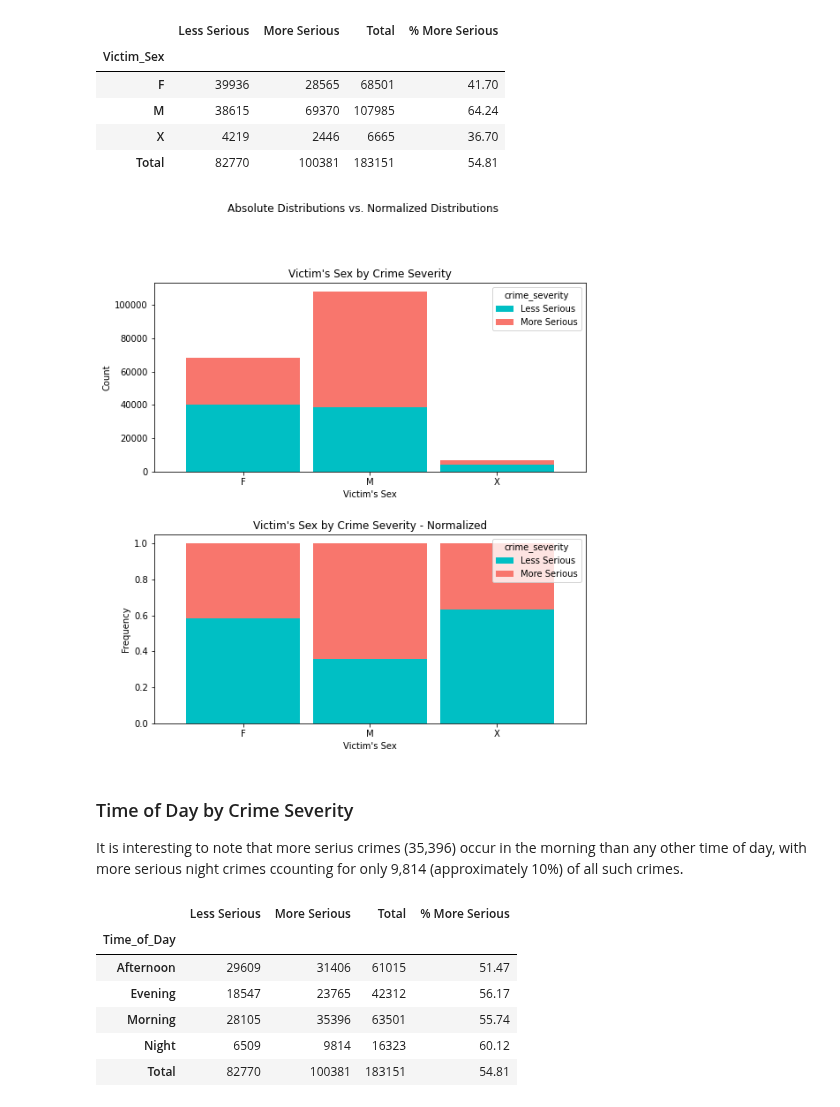
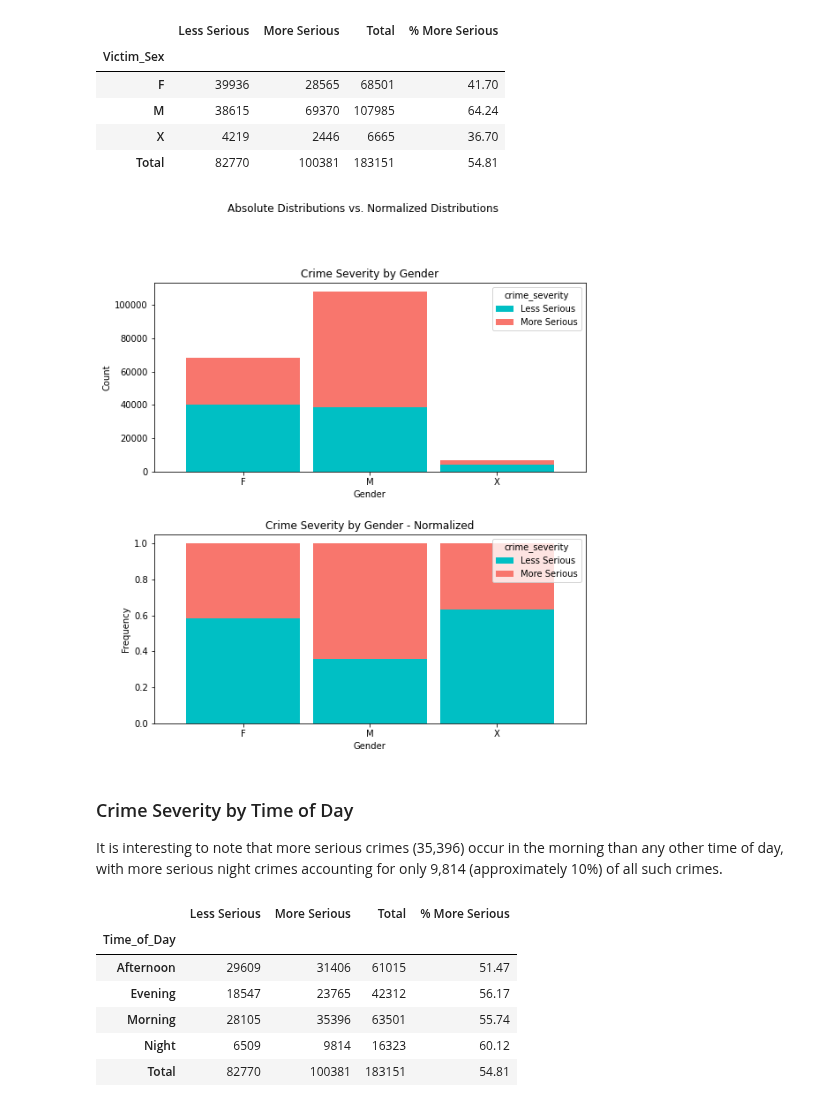
Before and after one commit to MSADS-Capstone/navigating_crime, a Jupyter notebook: Code Library/data_exploration_phase2.ipynb, the cells around one changed output. Saved outputs shown, nothing was run; the diff lists cells and outputs as text; code cells hidden in the pictures.

```diff
--- a/Code Library/data_exploration_phase2.ipynb
+++ b/Code Library/data_exploration_phase2.ipynb
@@ -248,16 +248,16 @@ sex_table
 | Total | 82770 | 100381 | 183151 | 54.81 |
 # %%
 stacked_plot(10, 10, 10, df, 'Victim_Sex', 'crime_severity', 'Less Serious',
-             'bar', "Victim's Sex by Crime Severity", "Victim's Sex", 'Count',
-             0.9, 0, "Victim's Sex by Crime Severity - Normalized",
-             "Victim's Sex", 'Frequency')
+             'bar', "Crime Severity by Gender", 'Gender', 'Count',
+             0.9, 0, 'Crime Severity by Gender - Normalized',
+             'Gender', 'Frequency')
 plt.savefig(image_path + '/victim_sex_bargraph.png', bbox_inches = 'tight')
 # %% [output]
-[figure, old version]
+[figure, new version]
 # %% [markdown]
-### Time of Day by Crime Severity
+### Crime Severity by Time of Day
 
-It is interesting to note that more serius crimes (35,396) occur in the morning than any other time of day, with more serious night crimes ccounting for only 9,814 (approximately 10%) of all such crimes.
+It is interesting to note that more serious crimes (35,396) occur in the morning than any other time of day, with more serious night crimes accounting for only 9,814 (approximately 10%) of all such crimes.
 # %%
 time_table = cont_table(df, 'crime_severity', 'Less Serious',
                         'Time_of_Day', 'More Serious', 'N').data
```
Also changed, not shown: parts of 6 cells of this notebook, 1 other file.
